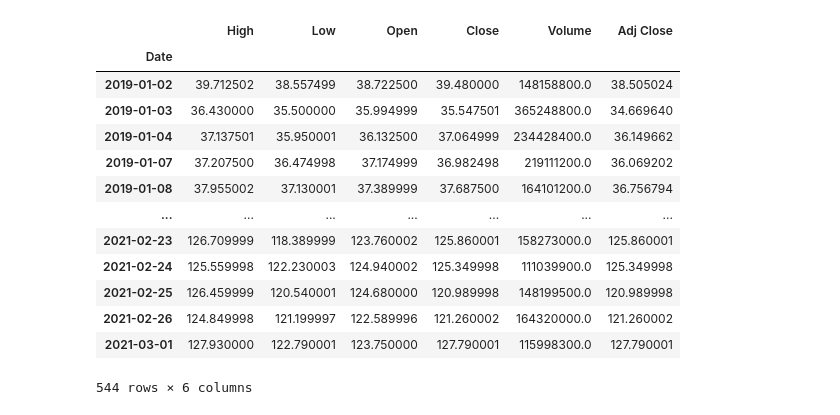
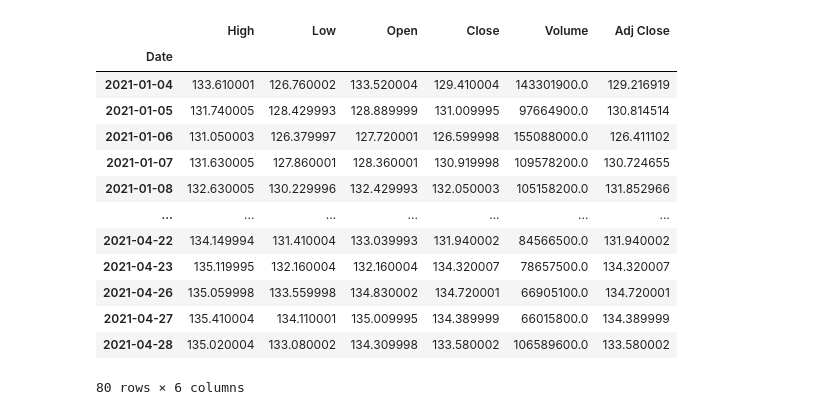
Before and after one commit to sergiocabrales/python, a Jupyter notebook: DoubleExponentialMovingAverage.ipynb, the cells around one changed output. Cells and saved outputs as stored; diff of their text form; code cells hidden in the pictures.

```diff
--- a/DoubleExponentialMovingAverage.ipynb
+++ b/DoubleExponentialMovingAverage.ipynb
@@ -10,23 +10,23 @@ import matplotlib.pyplot as plt
 plt.style.use('fivethirtyeight')
 # %%
 # Get the stock quote
-df = web.DataReader('AAPL', data_source='yahoo',start='2019-01-01', end='2021-03-01')
+df = web.DataReader('AAPL', data_source='yahoo',start='2021-01-01', end='2021-04-28')
 df
 # %% [output]
 |  | High | Low | Open | Close | Volume | Adj Close |
 | Date |  |  |  |  |  |  |
-| 2019-01-02 | 39.712502 | 38.557499 | 38.722500 | 39.480000 | 148158800.0 | 38.505024 |
-| 2019-01-03 | 36.430000 | 35.500000 | 35.994999 | 35.547501 | 365248800.0 | 34.669640 |
-| 2019-01-04 | 37.137501 | 35.950001 | 36.132500 | 37.064999 | 234428400.0 | 36.149662 |
-| 2019-01-07 | 37.207500 | 36.474998 | 37.174999 | 36.982498 | 219111200.0 | 36.069202 |
-| 2019-01-08 | 37.955002 | 37.130001 | 37.389999 | 37.687500 | 164101200.0 | 36.756794 |
+| 2021-01-04 | 133.610001 | 126.760002 | 133.520004 | 129.410004 | 143301900.0 | 129.216919 |
+| 2021-01-05 | 131.740005 | 128.429993 | 128.889999 | 131.009995 | 97664900.0 | 130.814514 |
+| 2021-01-06 | 131.050003 | 126.379997 | 127.720001 | 126.599998 | 155088000.0 | 126.411102 |
+| 2021-01-07 | 131.630005 | 127.860001 | 128.360001 | 130.919998 | 109578200.0 | 130.724655 |
+| 2021-01-08 | 132.630005 | 130.229996 | 132.429993 | 132.050003 | 105158200.0 | 131.852966 |
 | ... | ... | ... | ... | ... | ... | ... |
-| 2021-02-23 | 126.709999 | 118.389999 | 123.760002 | 125.860001 | 158273000.0 | 125.860001 |
-| 2021-02-24 | 125.559998 | 122.230003 | 124.940002 | 125.349998 | 111039900.0 | 125.349998 |
-| 2021-02-25 | 126.459999 | 120.540001 | 124.680000 | 120.989998 | 148199500.0 | 120.989998 |
-| 2021-02-26 | 124.849998 | 121.199997 | 122.589996 | 121.260002 | 164320000.0 | 121.260002 |
-| 2021-03-01 | 127.930000 | 122.790001 | 123.750000 | 127.790001 | 115998300.0 | 127.790001 |
+| 2021-04-22 | 134.149994 | 131.410004 | 133.039993 | 131.940002 | 84566500.0 | 131.940002 |
+| 2021-04-23 | 135.119995 | 132.160004 | 132.160004 | 134.320007 | 78657500.0 | 134.320007 |
+| 2021-04-26 | 135.059998 | 133.559998 | 134.830002 | 134.720001 | 66905100.0 | 134.720001 |
+| 2021-04-27 | 135.410004 | 134.110001 | 135.009995 | 134.389999 | 66015800.0 | 134.389999 |
+| 2021-04-28 | 135.020004 | 133.080002 | 134.309998 | 133.580002 | 106589600.0 | 133.580002 |
-544 rows × 6 columns
+80 rows × 6 columns
 # %%
 #Visually show the close price
 df['Close'].plot(figsize=(12.2,6.4)) #Plot the data
```
Also changed, not shown: parts of 4 cells of this notebook.
